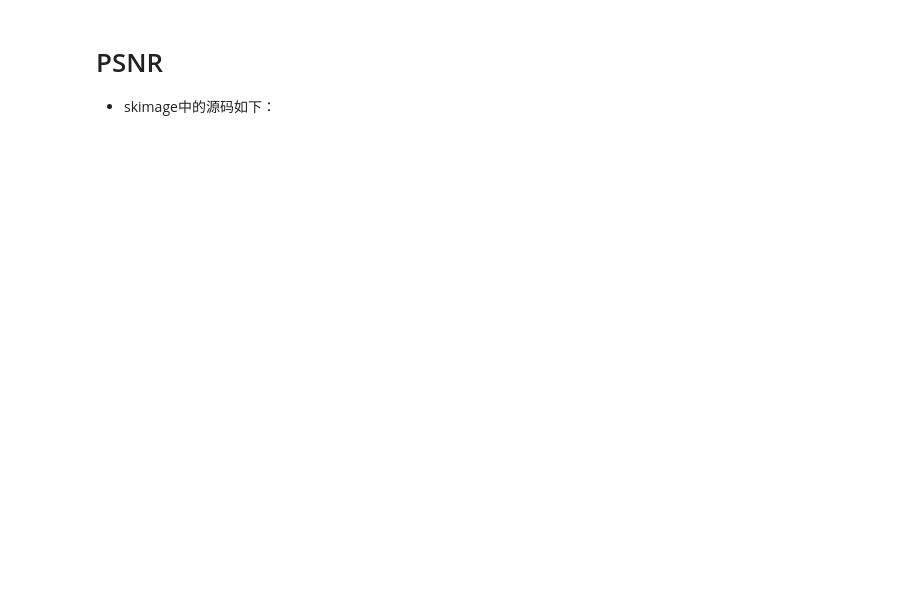
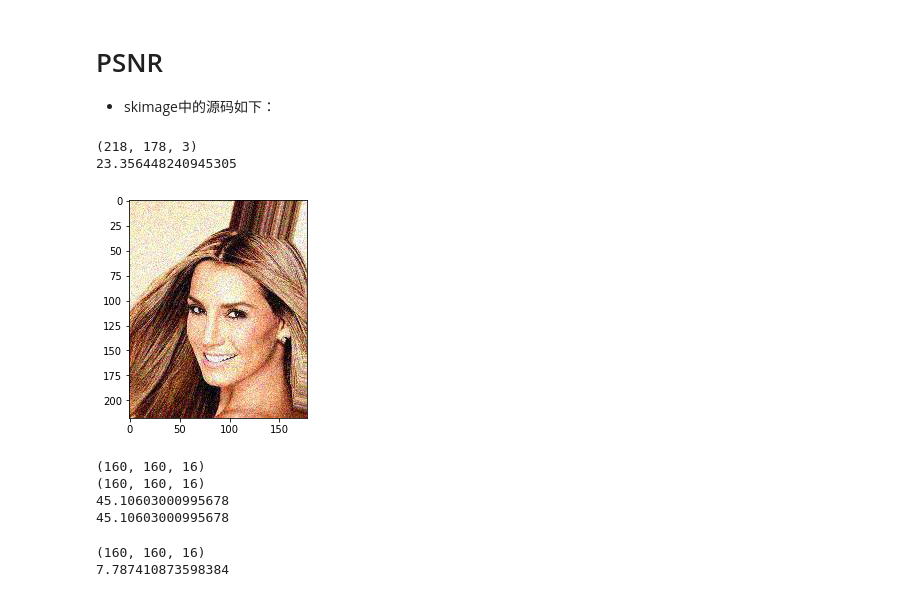
Before and after one commit to guanguanboy/paper_reimplementation, a Jupyter notebook: Metrics/PSNR/skimg_psnr.ipynb, the cells around one changed output. Saved outputs shown, nothing was run; the diff lists cells and outputs as text; code cells hidden in the pictures; blank space fills up the shorter version.

Commit message:
add some psnr example

```diff
--- a/Metrics/PSNR/skimg_psnr.ipynb
+++ b/Metrics/PSNR/skimg_psnr.ipynb
@@ -3,7 +3,7 @@
 
 - skimage中的源码如下：
 # %%
-def peak_signal_noise_ratio(image_true, image_test, *, data_range=None):
+def peak_signal_noise_ratio_test(image_true, image_test, *, data_range=None):
     """
     Compute the peak signal to noise ratio (PSNR) for an image.
 
@@ -61,0 +74,57 @@ def peak_signal_noise_ratio(image_true, image_test, *, data_range=None):
+# %%
+from skimage.metrics import peak_signal_noise_ratio as psnr
+from skimage import io
+import matplotlib.pyplot as plt
+
+clean_img = io.imread('../000001.jpg')
+plt.imshow(clean_img)
+
+noise_img = io.imread('../noise_000001.jpg')
+plt.imshow(noise_img)
+
+print(noise_img.shape) #(218, 178, 3)
+
+psnr_value = psnr(clean_img, noise_img)
+print(psnr_value)
+# %% [output]
+(218, 178, 3)
+23.356448240945305
+[figure, added]
+# %%
+import numpy as np
+np.random.seed(123)
+hpy_image1 = np.ones((160,160, 16))
+hpy_image1 = hpy_image1 + np.random.randn(160, 160, 16)*250
+hpy_image_float = np.random.randn(160, 160, 16)
+print(hpy_image1.shape)
+
+hpy_image2 = np.ones((160,160,16))
+print(hpy_image2.shape)
+hpy_image2 =  hpy_image2 + np.random.randn(160, 160, 16)*250
+hpy_image_float2 = np.random.randn(160, 160, 16)
+psnr_value = calculate_psnr(hpy_image_float, hpy_image_float2)
+print(psnr_value)
+
+psnr_value = psnr(hpy_image_float, hpy_image_float2, data_range=255) #对于这种情况手动指定datarange也可以计算，否则会出错
+print(psnr_value)
+# %% [output]
+(160, 160, 16)
+(160, 160, 16)
+45.10603000995678
+45.10603000995678
+# %%
+from skimage.metrics import peak_signal_noise_ratio as psnr
+from skimage import io
+
+import numpy as np
+np.random.seed(123)
+
+hpy_image_float = np.random.random_sample((160, 160, 16)).astype(np.float64)#random_sample产生[0,1)之间的数
+print(hpy_image1.shape)
+
+hpy_image_float2 = np.random.random_sample((160, 160, 16)).astype(np.float64)
+psnr_value = psnr(hpy_image_float, hpy_image_float2)
+print(psnr_value)
+# %% [output]
+(160, 160, 16)
+7.787410873598384
```
Also changed, not shown: parts of 1 cell of this notebook.
